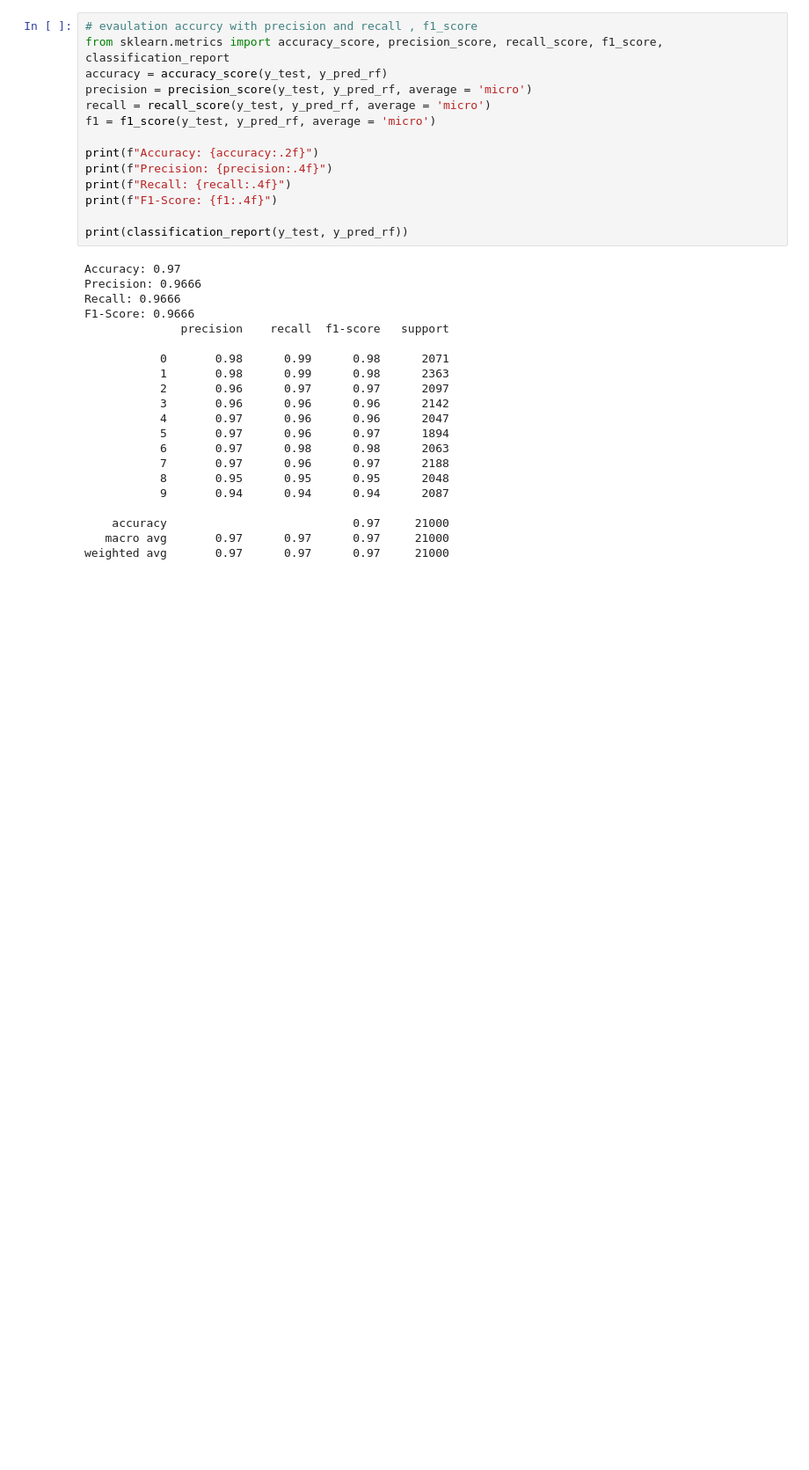
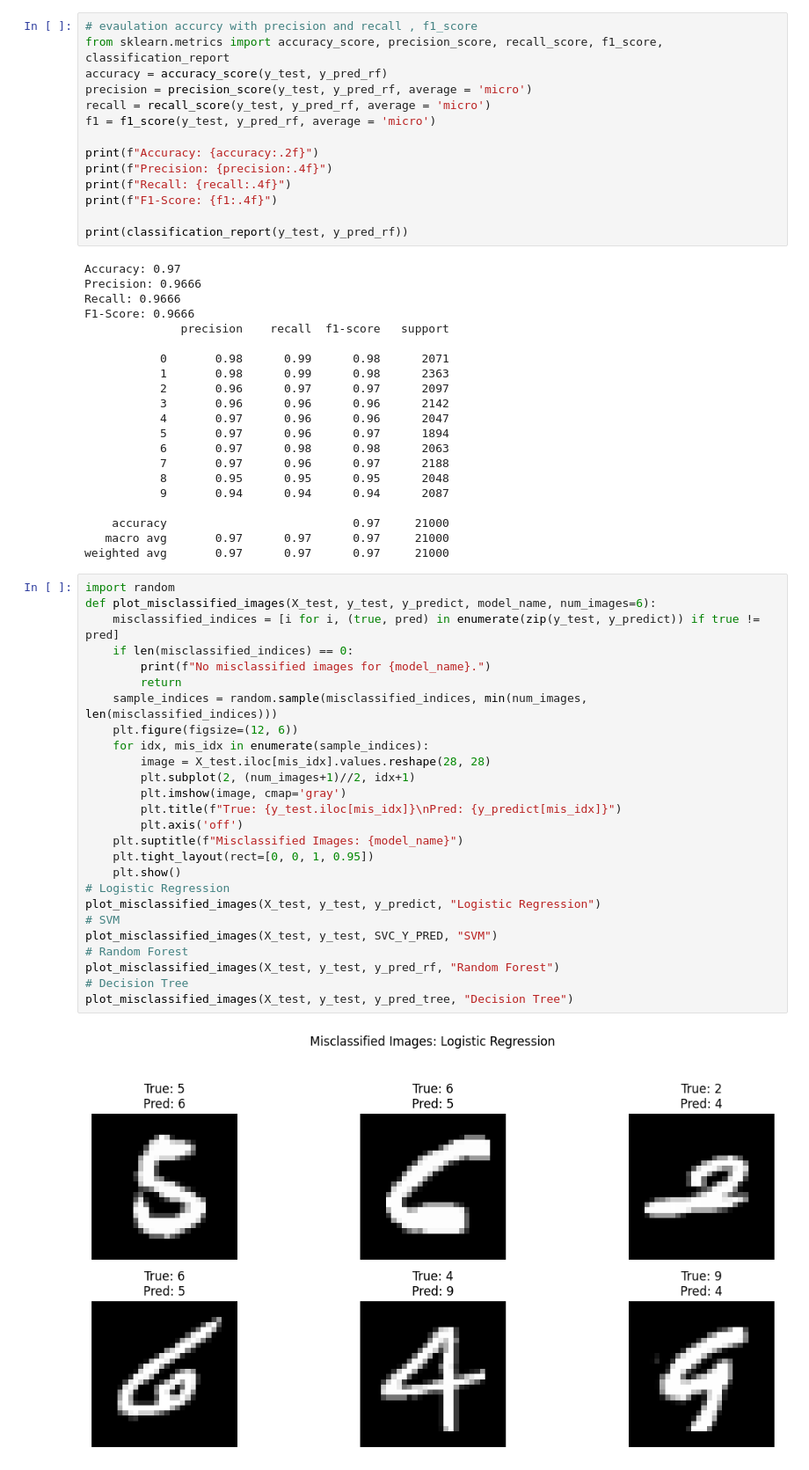
Before and after one commit to khoulaCode/machine-learning-code-orbit, a Jupyter notebook: team_members/from_almuhannad/Flatten_image_practice.ipynb, the cells around one changed output. Shown at 88% size. Saved outputs shown, nothing was run; the diff lists cells and outputs as text; blank space fills up the shorter version.

```diff
--- a/team_members/from_almuhannad/Flatten_image_practice.ipynb
+++ b/team_members/from_almuhannad/Flatten_image_practice.ipynb
@@ -313,3 +313,31 @@ F1-Score: 0.9666
     accuracy                           0.97     21000
    macro avg       0.97      0.97      0.97     21000
 weighted avg       0.97      0.97      0.97     21000
+# %%
+import random
+def plot_misclassified_images(X_test, y_test, y_predict, model_name, num_images=6):
+    misclassified_indices = [i for i, (true, pred) in enumerate(zip(y_test, y_predict)) if true != pred]
+    if len(misclassified_indices) == 0:
+        print(f"No misclassified images for {model_name}.")
+        return
+    sample_indices = random.sample(misclassified_indices, min(num_images, len(misclassified_indices)))
+    plt.figure(figsize=(12, 6))
+    for idx, mis_idx in enumerate(sample_indices):
+        image = X_test.iloc[mis_idx].values.reshape(28, 28)
+        plt.subplot(2, (num_images+1)//2, idx+1)
+        plt.imshow(image, cmap='gray')
+        plt.title(f"True: {y_test.iloc[mis_idx]}\nPred: {y_predict[mis_idx]}")
+        plt.axis('off')
+    plt.suptitle(f"Misclassified Images: {model_name}")
+    plt.tight_layout(rect=[0, 0, 1, 0.95])
+    plt.show()
+# Logistic Regression
+plot_misclassified_images(X_test, y_test, y_predict, "Logistic Regression")
+# SVM
+plot_misclassified_images(X_test, y_test, SVC_Y_PRED, "SVM")
+# Random Forest
+plot_misclassified_images(X_test, y_test, y_pred_rf, "Random Forest")
+# Decision Tree
+plot_misclassified_images(X_test, y_test, y_pred_tree, "Decision Tree")
+# %% [output]
+[figure, added]
```
Also changed, not shown: parts of 1 cell of this notebook.
